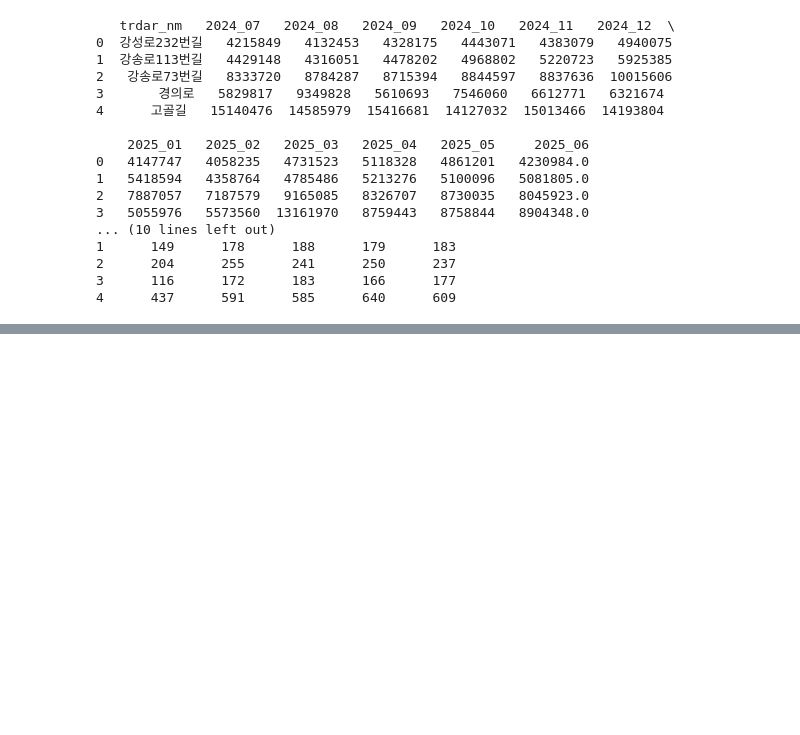
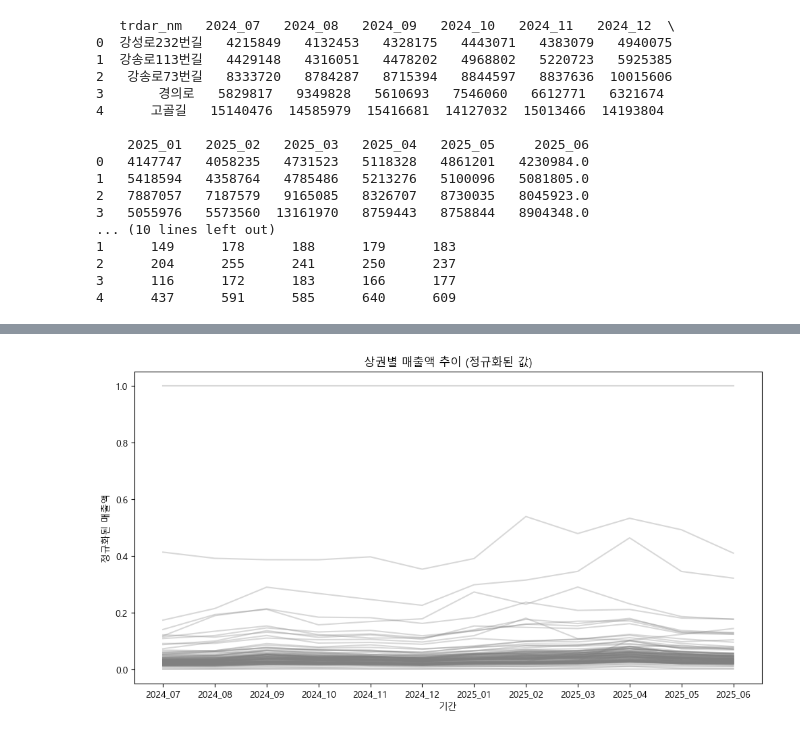
Before and after one commit to gisyun/Goyang_TradeAreaAnalysis, a Jupyter notebook: SalesAnalysis(Clustering).ipynb, the cells around one changed output, grey strips where cells are left out. Cells and saved outputs as stored; diff of their text form; code cells hidden in the pictures; blank space fills up the shorter version.

```diff
--- a/SalesAnalysis(Clustering).ipynb
+++ b/SalesAnalysis(Clustering).ipynb
@@ -159,0 +207,7 @@ relm_ar         0
+# %%
+# normalize sales data
+from sklearn.preprocessing import MinMaxScaler
+scaler = MinMaxScaler()
+markets_sales_scaled = markets_sales.copy()
+markets_sales_scaled[time_cols] = scaler.fit_transform(markets_sales[time_cols])
+markets_sales_scaled
@@ -159,0 +228,11 @@ relm_ar         0
+# %%
+# plot time series of normalized market sales
+plt.figure(figsize=(12, 6))
+for idx, row in markets_sales_scaled.iterrows():
+    plt.plot(time_cols, row[time_cols], alpha=0.3, color='gray')
+plt.title('상권별 매출액 추이 (정규화된 값)')
+plt.xlabel('기간')
+plt.ylabel('정규화된 매출액')
+plt.show()
+# %% [output]
+[figure, added]
```
Also changed, not shown: parts of 11 cells of this notebook.
